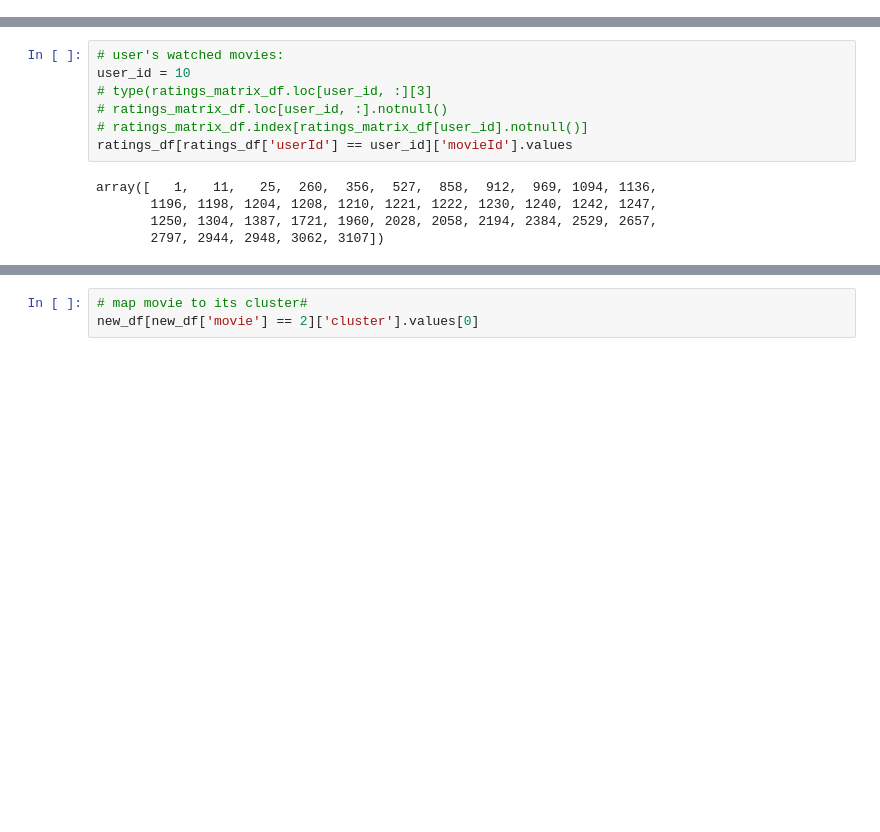
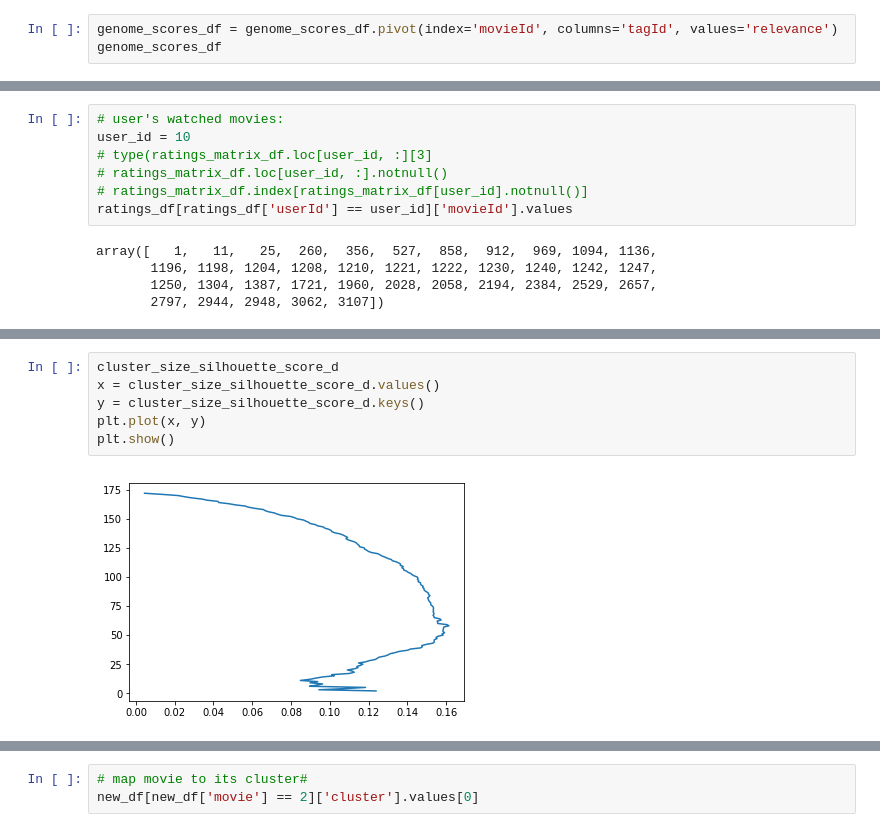
Before and after one commit to aniruddhakal/Recommending-Diverse-And-Serendipitous-Movies-using-Tag-Genome, a Jupyter notebook: ipython_notebooks/DataExploration/DataExploration_ProfilingUsingTagGenome.ipynb, the cells around one changed output, grey strips where cells are left out. Cells and saved outputs as stored; diff of their text form; blank space fills up the shorter version.

```diff
--- a/ipython_notebooks/DataExploration/DataExploration_ProfilingUsingTagGenome.ipynb
+++ b/ipython_notebooks/DataExploration/DataExploration_ProfilingUsingTagGenome.ipynb
@@ -40,3 +40,6 @@ ratings_df
 | 20000261 | 138493 | 70286 | 5.0 |
 | 20000262 | 138493 | 71619 | 2.5 |
 19800443 rows × 3 columns
+# %%
+genome_scores_df = genome_scores_df.pivot(index='movieId', columns='tagId', values='relevance')
+genome_scores_df
@@ -269,0 +372,8 @@ array([3, 3, 3, 3, 3, 3, 3, 0, 0, 0, 0, 0, 6, 6, 6, 4, 7, 7, 7, 1, 1, 5,
+# %%
+cluster_size_silhouette_score_d
+x = cluster_size_silhouette_score_d.values()
+y = cluster_size_silhouette_score_d.keys()
+plt.plot(x, y)
+plt.show()
+# %% [output]
+[figure, added]
```
Also changed, not shown: parts of 26 cells of this notebook, 10 other files.
